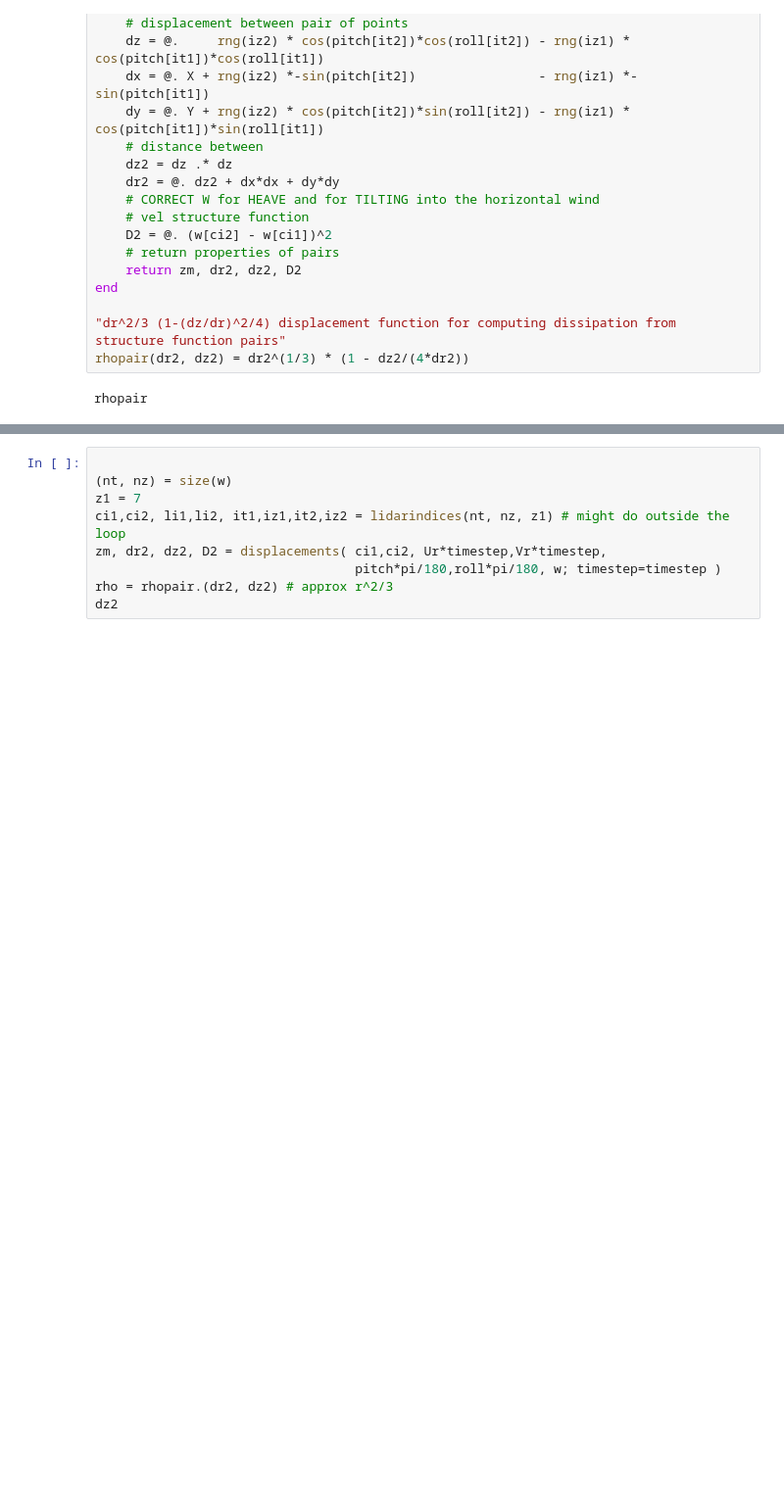
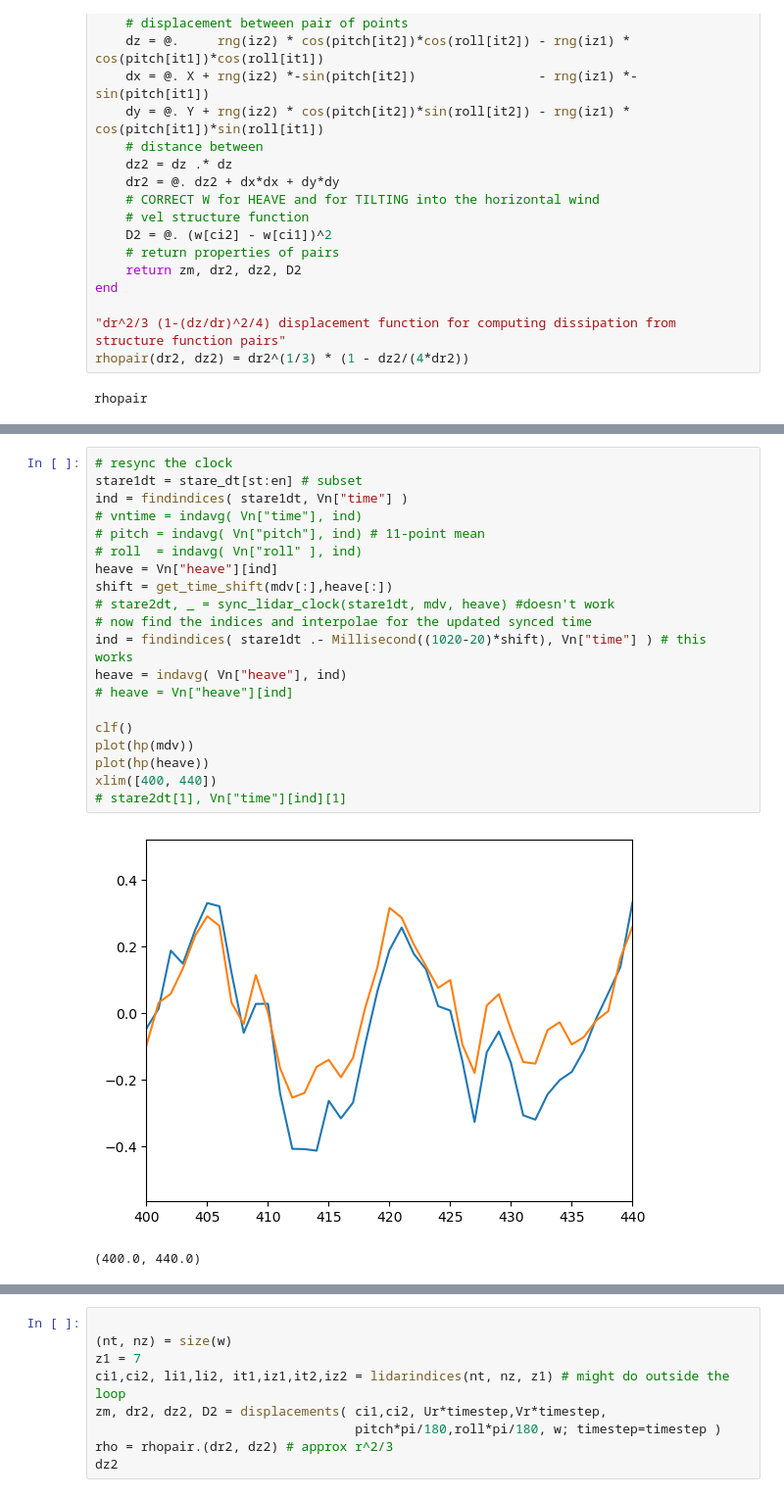
Before and after one commit to deszoeke/lidar, a Jupyter notebook: lidar_turbulence.ipynb, the cells around one changed output, grey strips where cells are left out. Shown at 98% size. Drawn from its saved outputs; the diff is of its cells as text; blank space fills up the shorter version.

```diff
--- a/lidar_turbulence.ipynb
+++ b/lidar_turbulence.ipynb
@@ -410,0 +463,23 @@ Closest candidates are:
+# %%
+# resync the clock
+stare1dt = stare_dt[st:en] # subset
+ind = findindices( stare1dt, Vn["time"] )
+# vntime = indavg( Vn["time"], ind)
+# pitch = indavg( Vn["pitch"], ind) # 11-point mean
+# roll  = indavg( Vn["roll" ], ind)
+heave = Vn["heave"][ind]
+shift = get_time_shift(mdv[:],heave[:])
+# stare2dt, _ = sync_lidar_clock(stare1dt, mdv, heave) #doesn't work
+# now find the indices and interpolae for the updated synced time
+ind = findindices( stare1dt .- Millisecond((1020-20)*shift), Vn["time"] ) # this works
+heave = indavg( Vn["heave"], ind)
+# heave = Vn["heave"][ind]
+
+clf()
+plot(hp(mdv))
+plot(hp(heave))
+xlim([400, 440])
+# stare2dt[1], Vn["time"][ind][1]
+# %% [output]
+[figure, added]
+(400.0, 440.0)
```
Also changed, not shown: parts of 21 cells of this notebook, 4 other files.
